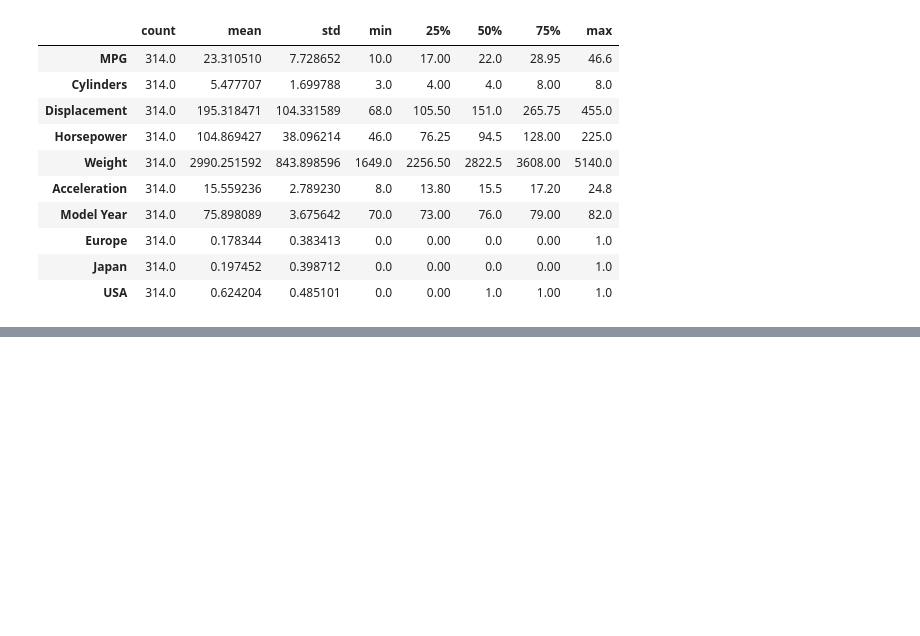
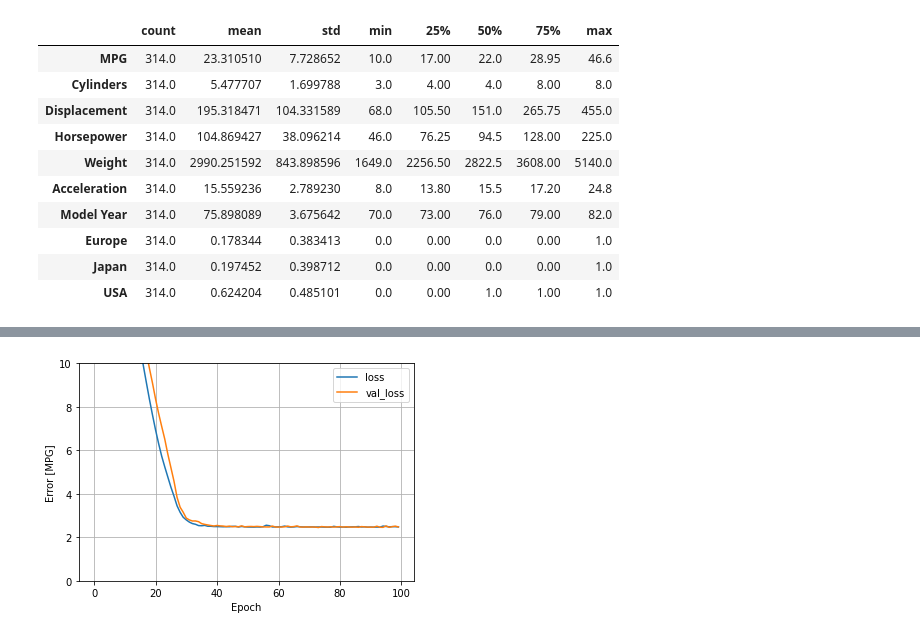
Before and after one commit to chengzh2008/tensorflow-tutorials, a Jupyter notebook: basic_regression_fuel_efficiency.ipynb, the cells around one changed output, grey strips where cells are left out. Saved outputs shown, nothing was run; the diff lists cells and outputs as text; code cells hidden in the pictures; blank space fills up the shorter version.

```diff
--- a/basic_regression_fuel_efficiency.ipynb
+++ b/basic_regression_fuel_efficiency.ipynb
@@ -105,0 +269,6 @@ train_dataset.describe().transpose()
+# %%
+# multiple inputs
+linear_model = tf.keras.Sequential([
+  normalizer,
+  layers.Dense(units=1)
+])
@@ -105,0 +301,14 @@ train_dataset.describe().transpose()
+# %%
+linear_model.compile(
+    optimizer=tf.optimizers.Adam(learning_rate=0.1),
+    loss='mean_absolute_error'
+)
+# %%
+%%time
+history = linear_model.fit(
+    train_features,
+    train_labels,
+    epochs=100,
+    verbose=0,
+    validation_split=0.2
+)
@@ -105,0 +318,4 @@ train_dataset.describe().transpose()
+# %%
+plot_loss(history)
+# %% [output]
+[figure, added]
```
Also changed, not shown: parts of 44 cells of this notebook.
